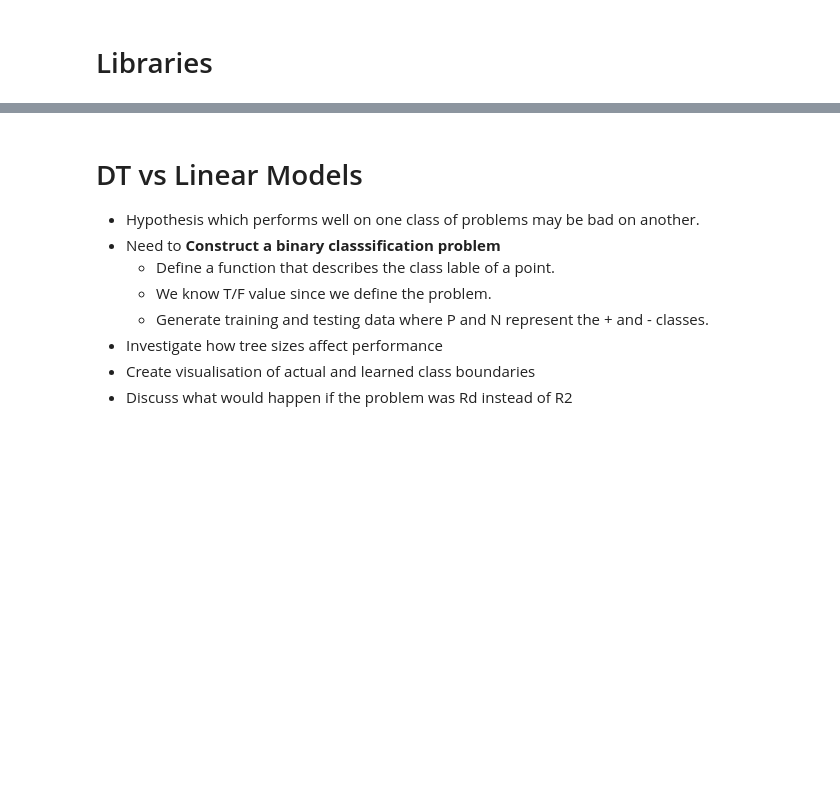
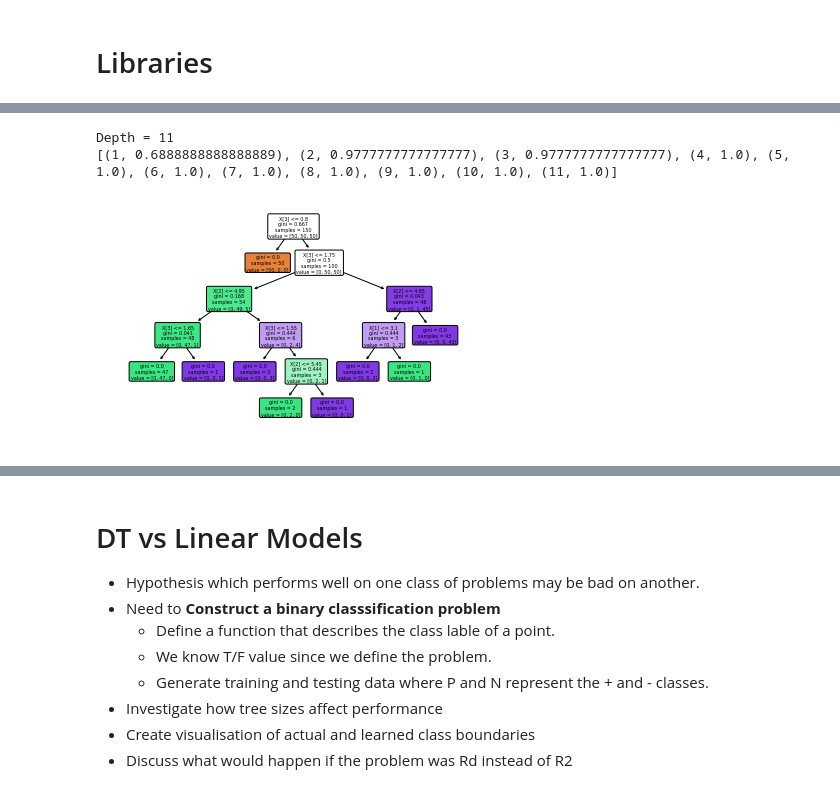
Before and after one commit to t-bingham/ML_Assignment_1, a Jupyter notebook: Assignment 1 Notebook.ipynb, the cells around one changed output, grey strips where cells are left out. Cells and saved outputs as stored; diff of their text form; code cells hidden in the pictures; blank space fills up the shorter version.

```diff
--- a/Assignment 1 Notebook.ipynb
+++ b/Assignment 1 Notebook.ipynb
@@ -150,0 +163,24 @@ for train_index, test_index in kf_data.split(X_train_dataset):
+# %%
+#Iris
+exit = False
+depth = 1
+prev = 0
+accuracy = []
+while depth <= 11:
+    value = classifier(iris, depth)
+    if (value - prev) > 0.02:
+        prev = value
+        accuracy.append((depth, value))
+    else:
+        exit = True
+        accuracy.append((depth, value))
+
+    depth += 1
+print("Depth =",depth-1)
+print(accuracy)
+
+#data = pd.DataFrame(accuracy, columns = 'Accuracy')
+# %% [output]
+Depth = 11
+[(1, 0.6888888888888889), (2, 0.9777777777777777), (3, 0.9777777777777777), (4, 1.0), (5, 1.0), (6, 1.0), (7, 1.0), (8, 1.0), (9, 1.0), (10, 1.0), (11, 1.0)]
+[figure, added]
```
Also changed, not shown: parts of 7 cells of this notebook.
